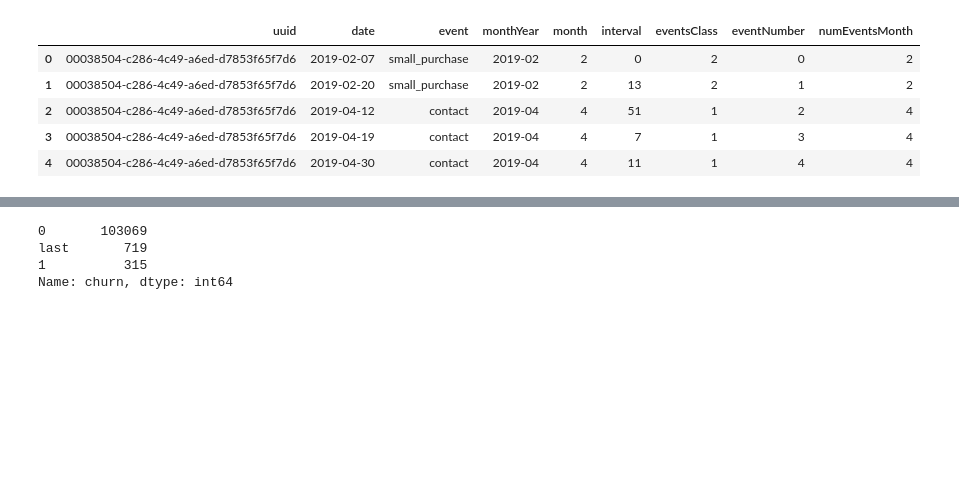
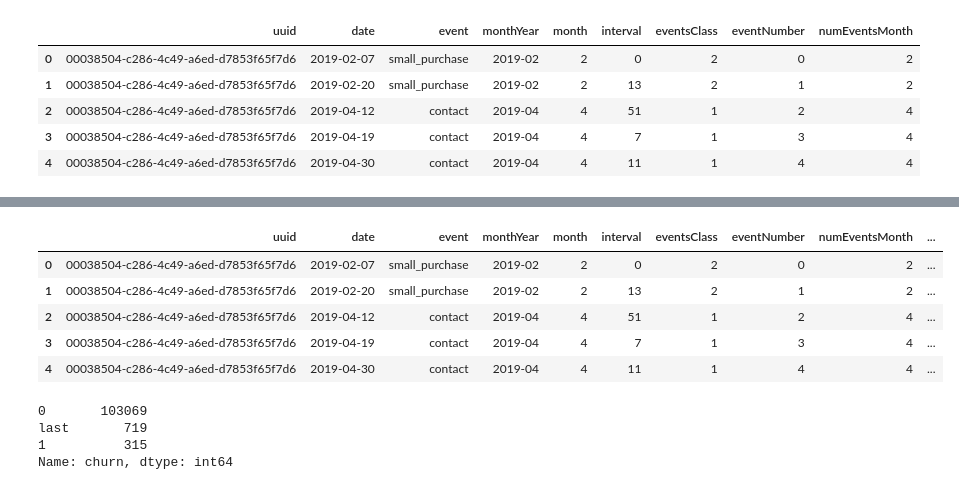
Before and after one commit to raquelcreis/customer_survival, a Jupyter notebook: notebook.ipynb, the cells around one changed output, grey strips where cells are left out. Cells and saved outputs as stored; diff of their text form; code cells hidden in the pictures; blank space fills up the shorter version.

```diff
--- a/notebook.ipynb
+++ b/notebook.ipynb
@@ -184,3 +189,14 @@ ValueError: The truth value of a Series is ambiguous. Use a.empty, a.bool(), a.i
+# %%
+df = pd.merge(df,purchaseMonth,how='left',on=['uuid','monthYear'])
+df.fillna(0,inplace=True)
+df.head()
+# %% [output]
+|  | uuid | date | event | monthYear | month | interval | eventsClass | eventNumber | numEventsMonth | ... |
+| 0 | 00038504-c286-4c49-a6ed-d7853f65f7d6 | 2019-02-07 | small_purchase | 2019-02 | 2 | 0 | 2 | 0 | 2 | ... |
+| 1 | 00038504-c286-4c49-a6ed-d7853f65f7d6 | 2019-02-20 | small_purchase | 2019-02 | 2 | 13 | 2 | 1 | 2 | ... |
+| 2 | 00038504-c286-4c49-a6ed-d7853f65f7d6 | 2019-04-12 | contact | 2019-04 | 4 | 51 | 1 | 2 | 4 | ... |
+| 3 | 00038504-c286-4c49-a6ed-d7853f65f7d6 | 2019-04-19 | contact | 2019-04 | 4 | 7 | 1 | 3 | 4 | ... |
+| 4 | 00038504-c286-4c49-a6ed-d7853f65f7d6 | 2019-04-30 | contact | 2019-04 | 4 | 11 | 1 | 4 | 4 | ... |
 # %%
 indexLastDate = df.groupby('uuid', as_index=False).nth(-1).index
 df['churn'] = ['last' if x in indexLastDate else 0 for x in df.index]
```
Also changed, not shown: parts of 7 cells of this notebook.
